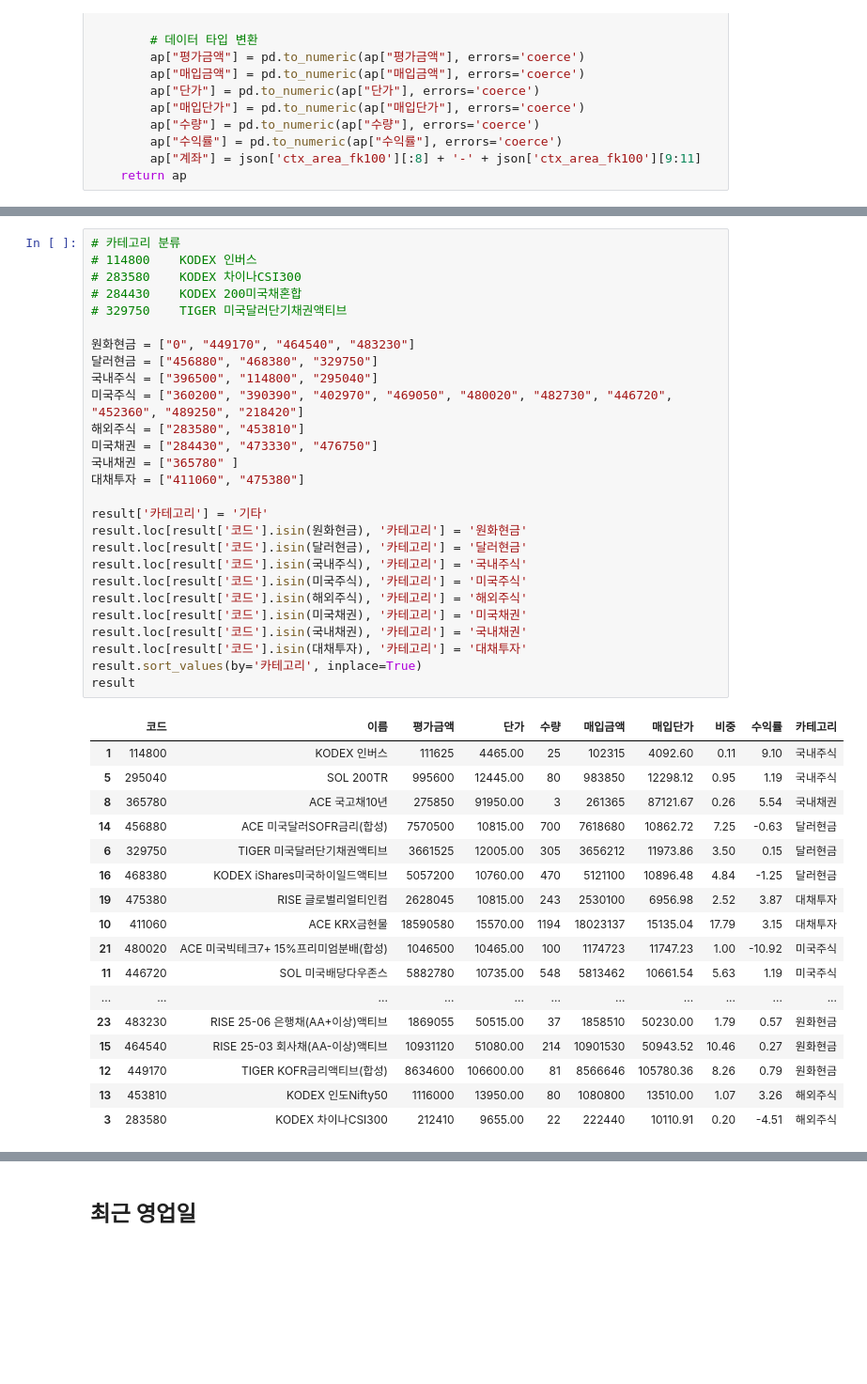
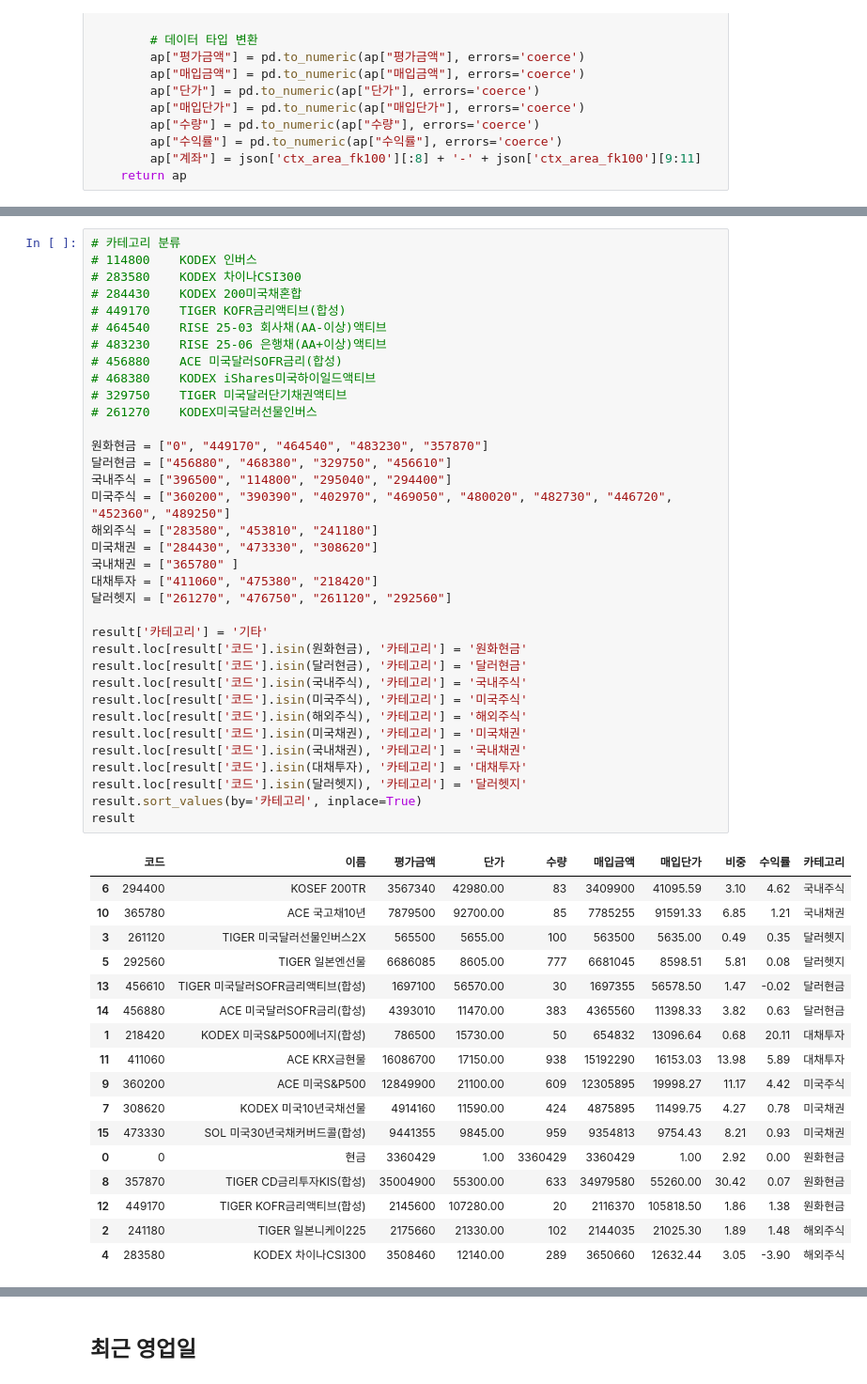
Before and after one commit to birdblues/kbtest, a Jupyter notebook: test01.ipynb, the cells around one changed output, grey strips where cells are left out. Shown at 94% size. Drawn from its saved outputs; the diff is of its cells as text; blank space fills up the shorter version.

```diff
--- a/test01.ipynb
+++ b/test01.ipynb
@@ -320,48 +293,56 @@ eval_total
 # %%
 # 카테고리 분류
 # 114800	KODEX 인버스
 # 283580	KODEX 차이나CSI300
 # 284430	KODEX 200미국채혼합
-# 329750	TIGER 미국달러단기채권액티브
+# 449170    TIGER KOFR금리액티브(합성)
+# 464540    RISE 25-03 회사채(AA-이상)액티브
+# 483230    RISE 25-06 은행채(AA+이상)액티브
+# 456880    ACE 미국달러SOFR금리(합성)
+# 468380    KODEX iShares미국하이일드액티브
+# 329750    TIGER 미국달러단기채권액티브
+# 261270    KODEX미국달러선물인버스
 
-원화현금 = ["0", "449170", "464540", "483230"]
-달러현금 = ["456880", "468380", "329750"]
-국내주식 = ["396500", "114800", "295040"]
-미국주식 = ["360200", "390390", "402970", "469050", "480020", "482730", "446720", "452360", "489250", "218420"]
-해외주식 = ["283580", "453810"]
-미국채권 = ["284430", "473330", "476750"]
+원화현금 = ["0", "449170", "464540", "483230", "357870"]
+달러현금 = ["456880", "468380", "329750", "456610"]
+국내주식 = ["396500", "114800", "295040", "294400"]
+미국주식 = ["360200", "390390", "402970", "469050", "480020", "482730", "446720", "452360", "489250"]
+해외주식 = ["283580", "453810", "241180"]
+미국채권 = ["284430", "473330", "308620"]
 국내채권 = ["365780" ]
-대채투자 = ["411060", "475380"]
+대채투자 = ["411060", "475380", "218420"]
+달러헷지 = ["261270", "476750", "261120", "292560"]
 
 result['카테고리'] = '기타'
 result.loc[result['코드'].isin(원화현금), '카테고리'] = '원화현금'
 result.loc[result['코드'].isin(달러현금), '카테고리'] = '달러현금'
 result.loc[result['코드'].isin(국내주식), '카테고리'] = '국내주식'
 result.loc[result['코드'].isin(미국주식), '카테고리'] = '미국주식'
 result.loc[result['코드'].isin(해외주식), '카테고리'] = '해외주식'
 result.loc[result['코드'].isin(미국채권), '카테고리'] = '미국채권'
 result.loc[result['코드'].isin(국내채권), '카테고리'] = '국내채권'
 result.loc[result['코드'].isin(대채투자), '카테고리'] = '대채투자'
+result.loc[result['코드'].isin(달러헷지), '카테고리'] = '달러헷지'
 result.sort_values(by='카테고리', inplace=True)
 result
 # %% [output]
 |  | 코드 | 이름 | 평가금액 | 단가 | 수량 | 매입금액 | 매입단가 | 비중 | 수익률 | 카테고리 |
-| 1 | 114800 | KODEX 인버스 | 111625 | 4465.00 | 25 | 102315 | 4092.60 | 0.11 | 9.10 | 국내주식 |
-| 5 | 295040 | SOL 200TR | 995600 | 12445.00 | 80 | 983850 | 12298.12 | 0.95 | 1.19 | 국내주식 |
-| 8 | 365780 | ACE 국고채10년 | 275850 | 91950.00 | 3 | 261365 | 87121.67 | 0.26 | 5.54 | 국내채권 |
-| 14 | 456880 | ACE 미국달러SOFR금리(합성) | 7570500 | 10815.00 | 700 | 7618680 | 10862.72 | 7.25 | -0.63 | 달러현금 |
-| 6 | 329750 | TIGER 미국달러단기채권액티브 | 3661525 | 12005.00 | 305 | 3656212 | 11973.86 | 3.50 | 0.15 | 달러현금 |
-| 16 | 468380 | KODEX iShares미국하이일드액티브 | 5057200 | 10760.00 | 470 | 5121100 | 10896.48 | 4.84 | -1.25 | 달러현금 |
-| 19 | 475380 | RISE 글로벌리얼티인컴 | 2628045 | 10815.00 | 243 | 2530100 | 6956.98 | 2.52 | 3.87 | 대채투자 |
-| 10 | 411060 | ACE KRX금현물 | 18590580 | 15570.00 | 1194 | 18023137 | 15135.04 | 17.79 | 3.15 | 대채투자 |
-| 21 | 480020 | ACE 미국빅테크7+ 15%프리미엄분배(합성) | 1046500 | 10465.00 | 100 | 1174723 | 11747.23 | 1.00 | -10.92 | 미국주식 |
-| 11 | 446720 | SOL 미국배당다우존스 | 5882780 | 10735.00 | 548 | 5813462 | 10661.54 | 5.63 | 1.19 | 미국주식 |
-| ... | ... | ... | ... | ... | ... | ... | ... | ... | ... | ... |
-| 23 | 483230 | RISE 25-06 은행채(AA+이상)액티브 | 1869055 | 50515.00 | 37 | 1858510 | 50230.00 | 1.79 | 0.57 | 원화현금 |
-| 15 | 464540 | RISE 25-03 회사채(AA-이상)액티브 | 10931120 | 51080.00 | 214 | 10901530 | 50943.52 | 10.46 | 0.27 | 원화현금 |
-| 12 | 449170 | TIGER KOFR금리액티브(합성) | 8634600 | 106600.00 | 81 | 8566646 | 105780.36 | 8.26 | 0.79 | 원화현금 |
-| 13 | 453810 | KODEX 인도Nifty50 | 1116000 | 13950.00 | 80 | 1080800 | 13510.00 | 1.07 | 3.26 | 해외주식 |
-| 3 | 283580 | KODEX 차이나CSI300 | 212410 | 9655.00 | 22 | 222440 | 10110.91 | 0.20 | -4.51 | 해외주식 |
+| 6 | 294400 | KOSEF 200TR | 3567340 | 42980.00 | 83 | 3409900 | 41095.59 | 3.10 | 4.62 | 국내주식 |
+| 10 | 365780 | ACE 국고채10년 | 7879500 | 92700.00 | 85 | 7785255 | 91591.33 | 6.85 | 1.21 | 국내채권 |
+| 3 | 261120 | TIGER 미국달러선물인버스2X | 565500 | 5655.00 | 100 | 563500 | 5635.00 | 0.49 | 0.35 | 달러헷지 |
+| 5 | 292560 | TIGER 일본엔선물 | 6686085 | 8605.00 | 777 | 6681045 | 8598.51 | 5.81 | 0.08 | 달러헷지 |
+| 13 | 456610 | TIGER 미국달러SOFR금리액티브(합성) | 1697100 | 56570.00 | 30 | 1697355 | 56578.50 | 1.47 | -0.02 | 달러현금 |
+| 14 | 456880 | ACE 미국달러SOFR금리(합성) | 4393010 | 11470.00 | 383 | 4365560 | 11398.33 | 3.82 | 0.63 | 달러현금 |
+| 1 | 218420 | KODEX 미국S&P500에너지(합성) | 786500 | 15730.00 | 50 | 654832 | 13096.64 | 0.68 | 20.11 | 대채투자 |
+| 11 | 411060 | ACE KRX금현물 | 16086700 | 17150.00 | 938 | 15192290 | 16153.03 | 13.98 | 5.89 | 대채투자 |
+| 9 | 360200 | ACE 미국S&P500 | 12849900 | 21100.00 | 609 | 12305895 | 19998.27 | 11.17 | 4.42 | 미국주식 |
+| 7 | 308620 | KODEX 미국10년국채선물 | 4914160 | 11590.00 | 424 | 4875895 | 11499.75 | 4.27 | 0.78 | 미국채권 |
+| 15 | 473330 | SOL 미국30년국채커버드콜(합성) | 9441355 | 9845.00 | 959 | 9354813 | 9754.43 | 8.21 | 0.93 | 미국채권 |
+| 0 | 0 | 현금 | 3360429 | 1.00 | 3360429 | 3360429 | 1.00 | 2.92 | 0.00 | 원화현금 |
+| 8 | 357870 | TIGER CD금리투자KIS(합성) | 35004900 | 55300.00 | 633 | 34979580 | 55260.00 | 30.42 | 0.07 | 원화현금 |
+| 12 | 449170 | TIGER KOFR금리액티브(합성) | 2145600 | 107280.00 | 20 | 2116370 | 105818.50 | 1.86 | 1.38 | 원화현금 |
+| 2 | 241180 | TIGER 일본니케이225 | 2175660 | 21330.00 | 102 | 2144035 | 21025.30 | 1.89 | 1.48 | 해외주식 |
+| 4 | 283580 | KODEX 차이나CSI300 | 3508460 | 12140.00 | 289 | 3650660 | 12632.44 | 3.05 | -3.90 | 해외주식 |
 # %%
 # 새로운 '분류' 컬럼 추가
 result['대분류'] = result['카테고리']
```
Also changed, not shown: parts of 22 cells of this notebook, 16 other files.
